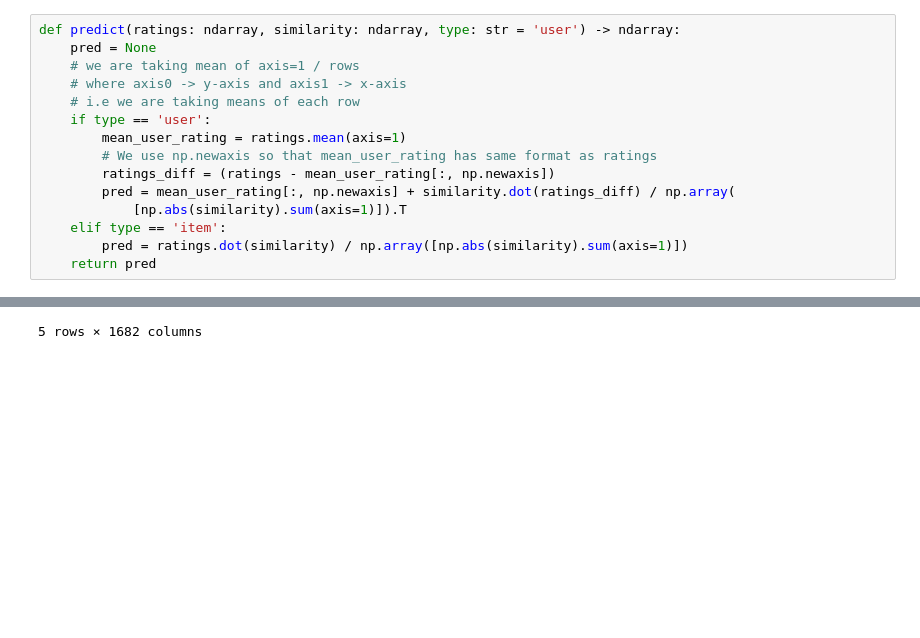
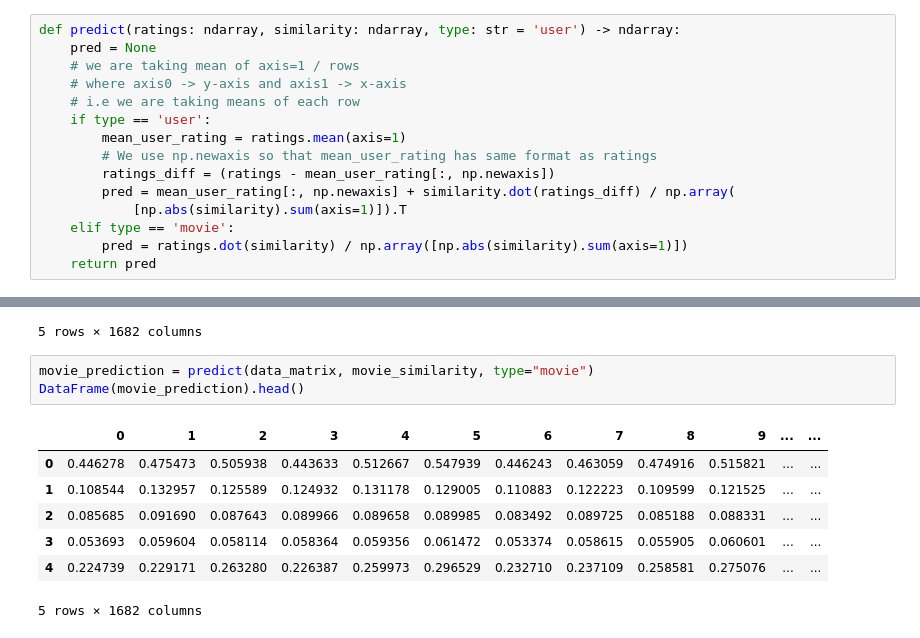
Before and after one commit to willzjc/collabfiltermodel, a Jupyter notebook: app.ipynb, the cells around one changed output, grey strips where cells are left out. Cells and saved outputs as stored; diff of their text form; blank space fills up the shorter version.

```diff
--- a/app.ipynb
+++ b/app.ipynb
@@ -51,7 +126,7 @@ def predict(ratings: ndarray, similarity: ndarray, type: str = 'user') -> ndarra
         ratings_diff = (ratings - mean_user_rating[:, np.newaxis])
         pred = mean_user_rating[:, np.newaxis] + similarity.dot(ratings_diff) / np.array(
             [np.abs(similarity).sum(axis=1)]).T
-    elif type == 'item':
+    elif type == 'movie':
         pred = ratings.dot(similarity) / np.array([np.abs(similarity).sum(axis=1)])
     return pred
 # %%
@@ -68,3 +143,14 @@ DataFrame(user_prediction).head()
 | 3 | 1.729951 | 0.293913 | 0.127741 | 0.644932 | 0.142143 | -0.062261 | 1.437010 | 0.796249 | 1.096663 | 0.211789 | ... | ... |
 | 4 | 1.796651 | 0.454474 | 0.354422 | 0.763130 | 0.359539 | 0.195987 | 1.547370 | 0.908904 | 1.292027 | 0.437954 | ... | ... |
 5 rows × 1682 columns
+# %%
+movie_prediction = predict(data_matrix, movie_similarity, type="movie")
+DataFrame(movie_prediction).head()
+# %% [output]
+|  | 0 | 1 | 2 | 3 | 4 | 5 | 6 | 7 | 8 | 9 | ... | ... |
+| 0 | 0.446278 | 0.475473 | 0.505938 | 0.443633 | 0.512667 | 0.547939 | 0.446243 | 0.463059 | 0.474916 | 0.515821 | ... | ... |
+| 1 | 0.108544 | 0.132957 | 0.125589 | 0.124932 | 0.131178 | 0.129005 | 0.110883 | 0.122223 | 0.109599 | 0.121525 | ... | ... |
+| 2 | 0.085685 | 0.091690 | 0.087643 | 0.089966 | 0.089658 | 0.089985 | 0.083492 | 0.089725 | 0.085188 | 0.088331 | ... | ... |
+| 3 | 0.053693 | 0.059604 | 0.058114 | 0.058364 | 0.059356 | 0.061472 | 0.053374 | 0.058615 | 0.055905 | 0.060601 | ... | ... |
+| 4 | 0.224739 | 0.229171 | 0.263280 | 0.226387 | 0.259973 | 0.296529 | 0.232710 | 0.237109 | 0.258581 | 0.275076 | ... | ... |
+5 rows × 1682 columns
```
Also changed, not shown: parts of 7 cells of this notebook, 1 other file.
